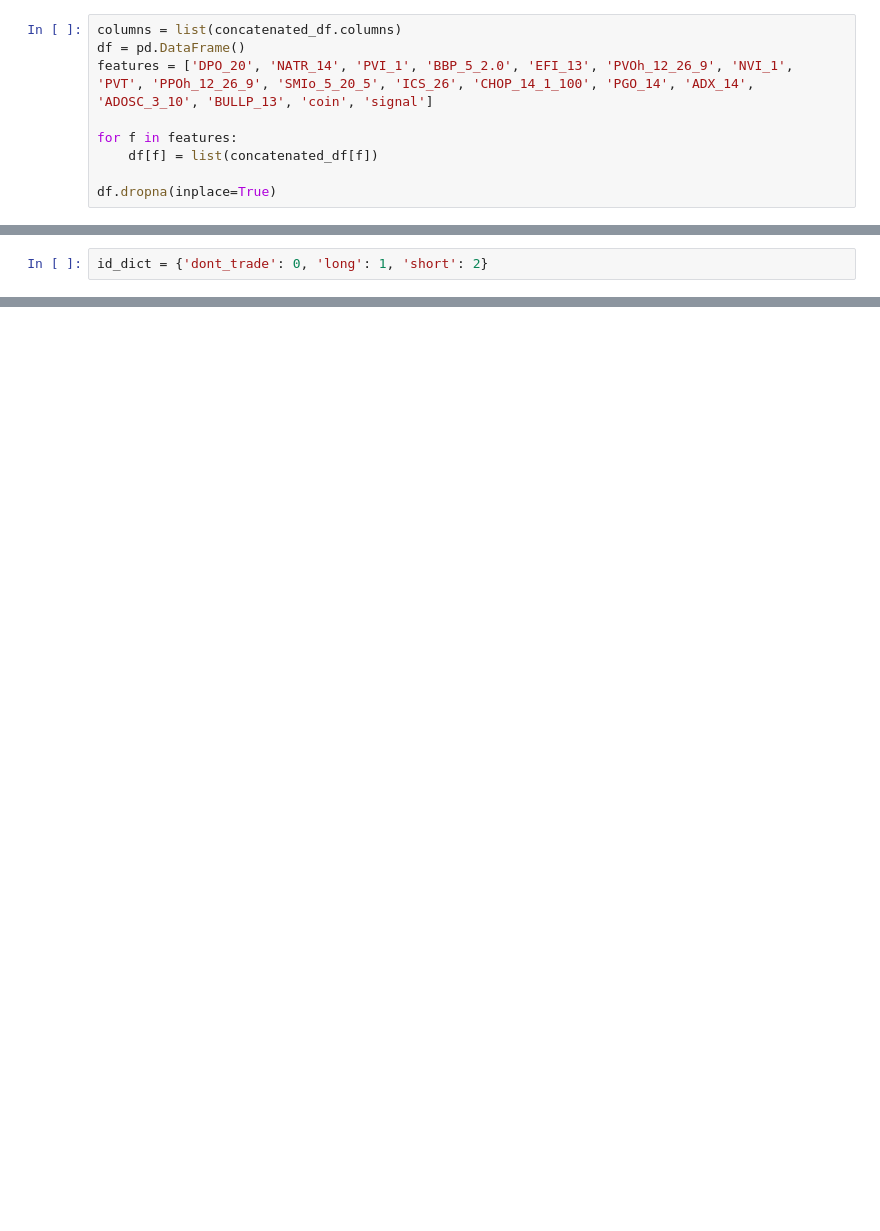
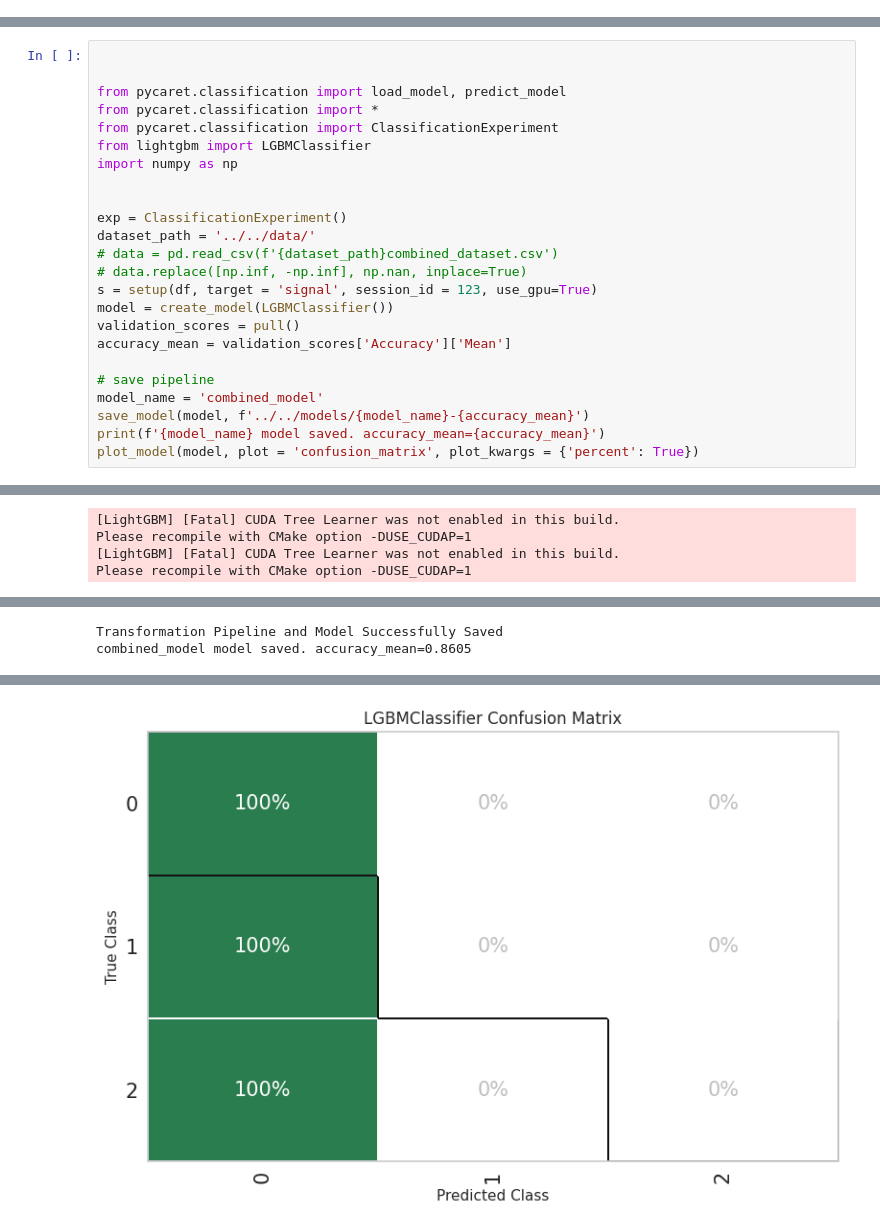
Before and after one commit to henokali1/trdr, a Jupyter notebook: ml/pg.ipynb, the cells around one changed output, grey strips where cells are left out. Drawn from its saved outputs; the diff is of its cells as text; blank space fills up the shorter version.

```diff
--- a/ml/pg.ipynb
+++ b/ml/pg.ipynb
@@ -210,9 +0,0 @@ concatenated_df = pd.read_csv('../../data/combined_dataset.csv')
-# %%
-columns = list(concatenated_df.columns)
-df = pd.DataFrame()
-features = ['DPO_20', 'NATR_14', 'PVI_1', 'BBP_5_2.0', 'EFI_13', 'PVOh_12_26_9', 'NVI_1', 'PVT', 'PPOh_12_26_9', 'SMIo_5_20_5', 'ICS_26', 'CHOP_14_1_100', 'PGO_14', 'ADX_14', 'ADOSC_3_10', 'BULLP_13', 'coin', 'signal']
-
-for f in features:
-    df[f] = list(concatenated_df[f])
-
-df.dropna(inplace=True)
@@ -221,2 +105,25 @@ df.to_csv(f'../../data/selected_features.csv', index=False)
-# %%
-id_dict = {'dont_trade': 0, 'long': 1, 'short': 2}
+# %%
+
+
+from pycaret.classification import load_model, predict_model
+from pycaret.classification import *
+from pycaret.classification import ClassificationExperiment
+from lightgbm import LGBMClassifier
+import numpy as np
+
+
+exp = ClassificationExperiment()
+dataset_path = '../../data/'
+# data = pd.read_csv(f'{dataset_path}combined_dataset.csv')
+# data.replace([np.inf, -np.inf], np.nan, inplace=True)
+s = setup(df, target = 'signal', session_id = 123, use_gpu=True)
+model = create_model(LGBMClassifier())
+validation_scores = pull()
+accuracy_mean = validation_scores['Accuracy']['Mean']
+
+# save pipeline
+model_name = 'combined_model'
+save_model(model, f'../../models/{model_name}-{accuracy_mean}')
+print(f'{model_name} model saved. accuracy_mean={accuracy_mean}')
+plot_model(model, plot = 'confusion_matrix', plot_kwargs = {'percent': True})
+# %% [output]
@@ -222,0 +200,4 @@ id_dict = {'dont_trade': 0, 'long': 1, 'short': 2}
+[LightGBM] [Fatal] CUDA Tree Learner was not enabled in this build.
+Please recompile with CMake option -DUSE_CUDAP=1
+[LightGBM] [Fatal] CUDA Tree Learner was not enabled in this build.
+Please recompile with CMake option -DUSE_CUDAP=1
@@ -222,0 +219,2 @@ id_dict = {'dont_trade': 0, 'long': 1, 'short': 2}
+Transformation Pipeline and Model Successfully Saved
+combined_model model saved. accuracy_mean=0.8605
@@ -222,0 +222 @@ id_dict = {'dont_trade': 0, 'long': 1, 'short': 2}
+[figure, added]
```
Also changed, not shown: parts of 5 cells of this notebook, 2 other files.
